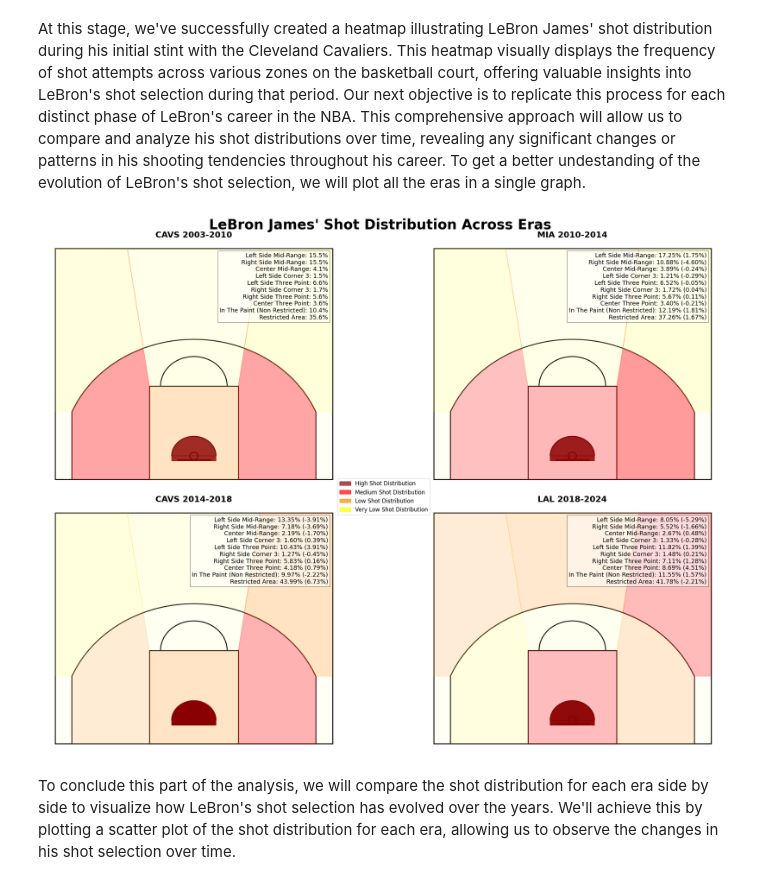
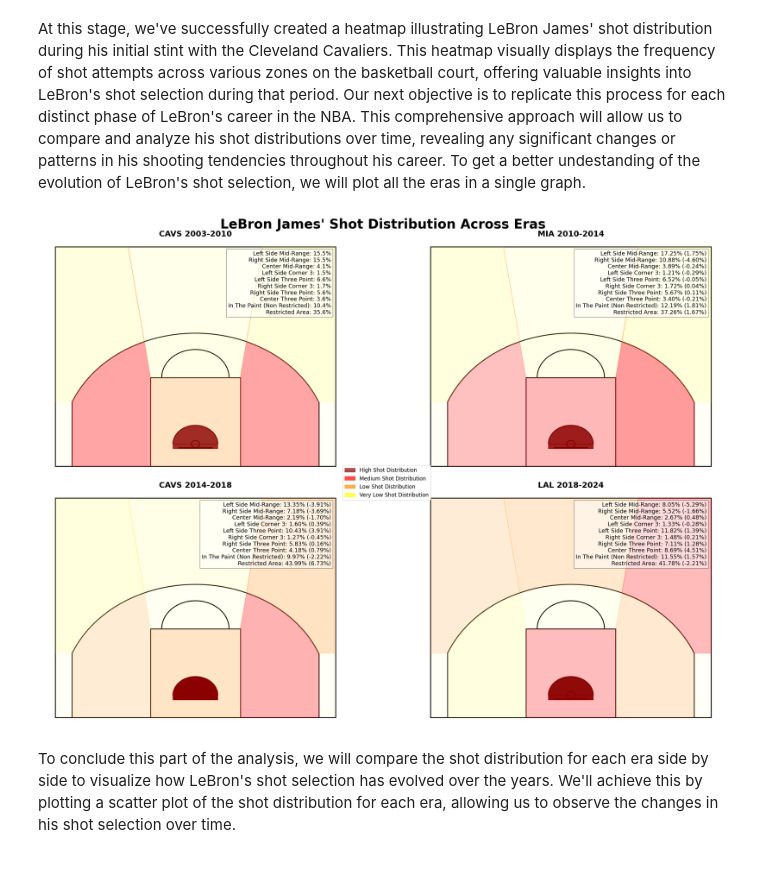
Before and after one commit to francescobortuzzo/DataScienceProject, a Jupyter notebook: creazione_plot/plot.ipynb, the cells around one changed output. Cells and saved outputs as stored; diff of their text form; code cells hidden in the pictures.

```diff
--- a/creazione_plot/plot.ipynb
+++ b/creazione_plot/plot.ipynb
@@ -438,7 +438,7 @@ subplot_width = 9
 subplot_height = H_subplots * (subplot_width / W_subplots)
 
 # Total size of the figure
-fig_width = 2 * subplot_width + 5
+fig_width = 2 * subplot_width + 6
 fig_height = subplot_height * 2 + 0.2
 
 #Set plot size
@@ -450,34 +450,34 @@ plt.subplots_adjust(wspace=6)
 draw_and_fill(axs[0, 0], 'CAVS 2003-2010', color_and_opacity(distribution_cavs1, 1))
 draw_and_fill(axs[0, 1], 'MIA 2010-2014', color_and_opacity(distribution_mia, 1))
 draw_and_fill(axs[1, 0], 'CAVS 2014-2018', color_and_opacity(distribution_cavs2, 1))
 draw_and_fill(axs[1, 1], 'LAL 2018-2024', color_and_opacity(distribution_lal, 1))
 
 # Add the legend box with shot distribution information for each era
 add_legend(axs[0, 0], distribution_cavs1)
 add_legend(axs[0, 1], distribution_mia, distribution_cavs1)
 add_legend(axs[1, 0], distribution_cavs2, distribution_mia)
 add_legend(axs[1, 1], distribution_lal, distribution_cavs2)
 
 #Add Title
 fig.suptitle('LeBron James\' Shot Distribution Across Eras', fontsize=30, fontweight='bold', x=0.54)
 
 
 # Create custom legend handles
 legend_handles = [
     patches.Patch(color='darkred', alpha=0.7, label='High Shot Distribution'),
     patches.Patch(color='red', alpha=0.7, label='Medium Shot Distribution'),
     patches.Patch(color='darkorange', alpha=0.7, label='Low Shot Distribution'),
     patches.Patch(color='yellow', alpha=0.7, label='Very Low Shot Distribution')
 ]
 
 # Add the custom legend to the figure
 #params are set manually to fit the legend in the best way
 fig.legend(handles=legend_handles, loc='center', fontsize=12, bbox_to_anchor=(0.545, 0.476))
 
 plt.tight_layout()
 plt.show()
 # %% [output]
-[figure, old version]
+[figure, new version]
 # %% [markdown]
 To conclude this part of the analysis, we will compare the shot distribution for each era side by side to visualize how LeBron's shot selection has evolved over the years. We'll achieve this by plotting a scatter plot of the shot distribution for each era, allowing us to observe the changes in his shot selection over time.
 # %%
```
Also changed, not shown: parts of 2 cells of this notebook, 1 other file.
